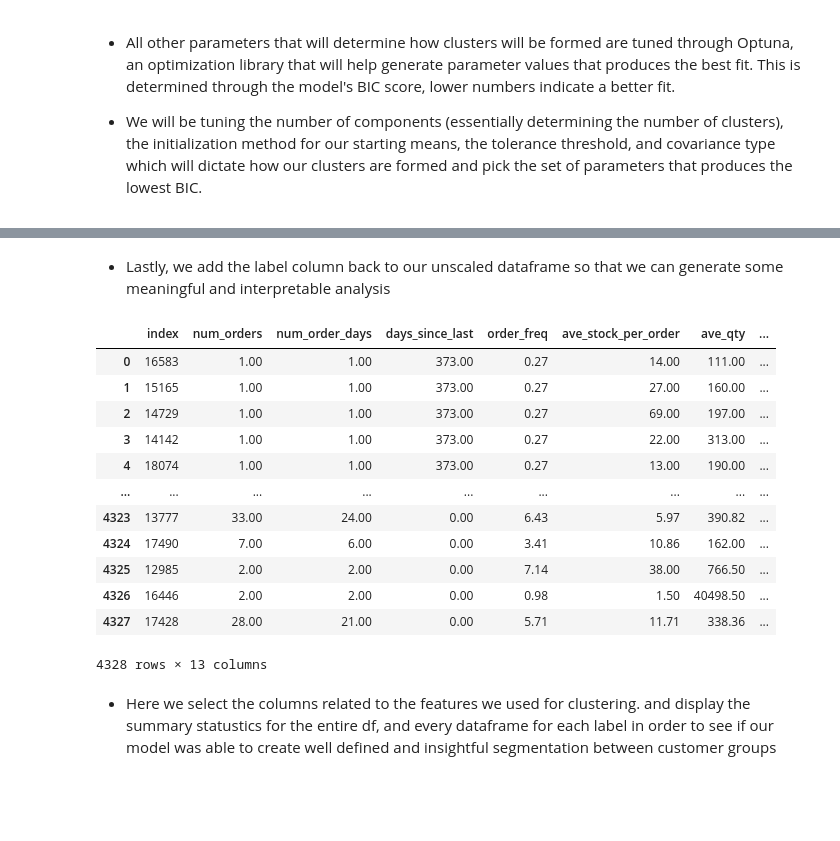
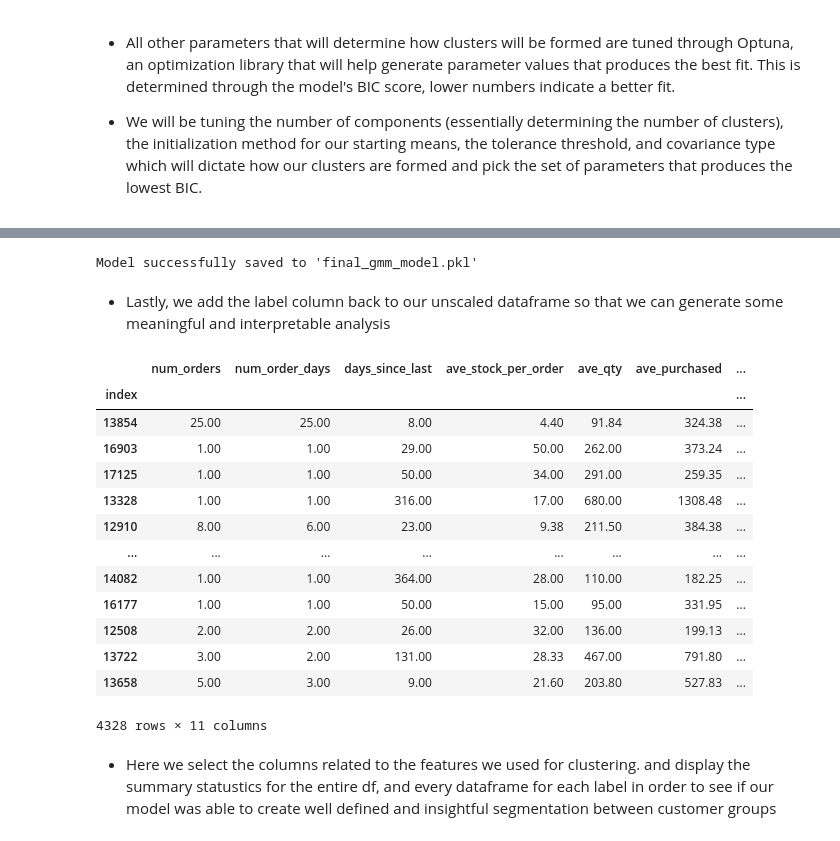
Before and after one commit to lkbaldridge/Online-Sales-Analytics---From-EDA-to-Customer-Segmentation-Product-Clustering, a Jupyter notebook: 4. machine learning - customer segmentation through clustering.ipynb, the cells around one changed output, grey strips where cells are left out. Saved outputs shown, nothing was run; the diff lists cells and outputs as text; code cells hidden in the pictures; blank space fills up the shorter version.

```diff
--- a/4. machine learning - customer segmentation through clustering.ipynb
+++ b/4. machine learning - customer segmentation through clustering.ipynb
@@ -531,3 +571,12 @@ for i in range(0,1000):
+# %%
+import joblib
+
+# Save the final, fitted model object to a file
+#joblib.dump(model, 'final_gmm_model.pkl')
+model = joblib.load('final_gmm_model.pkl')
+print("\nModel successfully saved to 'final_gmm_model.pkl'")
+# %% [output]
+Model successfully saved to 'final_gmm_model.pkl'
 # %%
 #Create a copy of our scaled X and add the label outputs generated by our model
 X_copy = X.copy()
@@ -538,21 +587,24 @@ X_copy['Label'] = X_copy['Label'].astype(str)
 # %%
 label_dict = X_copy['Label'].to_dict()
 customer_stats_no_outliers = customer_stats_no_outliers.reset_index()
-customer_stats_no_outliers['Label'] = customer_stats_no_outliers['index'].map(label_dict)
+customer_stats_no_outliers['label'] = customer_stats_no_outliers['index'].map(label_dict)
 customer_stats_no_outliers = customer_stats_no_outliers.set_index('index')
-# %% [output]
-|  | index | num_orders | num_order_days | days_since_last | order_freq | ave_stock_per_order | ave_qty | ... |
-| 0 | 16583 | 1.00 | 1.00 | 373.00 | 0.27 | 14.00 | 111.00 | ... |
-| 1 | 15165 | 1.00 | 1.00 | 373.00 | 0.27 | 27.00 | 160.00 | ... |
-| 2 | 14729 | 1.00 | 1.00 | 373.00 | 0.27 | 69.00 | 197.00 | ... |
-| 3 | 14142 | 1.00 | 1.00 | 373.00 | 0.27 | 22.00 | 313.00 | ... |
-| 4 | 18074 | 1.00 | 1.00 | 373.00 | 0.27 | 13.00 | 190.00 | ... |
-| ... | ... | ... | ... | ... | ... | ... | ... | ... |
-| 4323 | 13777 | 33.00 | 24.00 | 0.00 | 6.43 | 5.97 | 390.82 | ... |
-| 4324 | 17490 | 7.00 | 6.00 | 0.00 | 3.41 | 10.86 | 162.00 | ... |
-| 4325 | 12985 | 2.00 | 2.00 | 0.00 | 7.14 | 38.00 | 766.50 | ... |
-| 4326 | 16446 | 2.00 | 2.00 | 0.00 | 0.98 | 1.50 | 40498.50 | ... |
-| 4327 | 17428 | 28.00 | 21.00 | 0.00 | 5.71 | 11.71 | 338.36 | ... |
-4328 rows × 13 columns
+# %%
+customer_stats_no_outliers
+# %% [output]
+|  | num_orders | num_order_days | days_since_last | ave_stock_per_order | ave_qty | ave_purchased | ... |
+| index |  |  |  |  |  |  | ... |
+| 13854 | 25.00 | 25.00 | 8.00 | 4.40 | 91.84 | 324.38 | ... |
+| 16903 | 1.00 | 1.00 | 29.00 | 50.00 | 262.00 | 373.24 | ... |
+| 17125 | 1.00 | 1.00 | 50.00 | 34.00 | 291.00 | 259.35 | ... |
+| 13328 | 1.00 | 1.00 | 316.00 | 17.00 | 680.00 | 1308.48 | ... |
+| 12910 | 8.00 | 6.00 | 23.00 | 9.38 | 211.50 | 384.38 | ... |
+| ... | ... | ... | ... | ... | ... | ... | ... |
+| 14082 | 1.00 | 1.00 | 364.00 | 28.00 | 110.00 | 182.25 | ... |
+| 16177 | 1.00 | 1.00 | 50.00 | 15.00 | 95.00 | 331.95 | ... |
+| 12508 | 2.00 | 2.00 | 26.00 | 32.00 | 136.00 | 199.13 | ... |
+| 13722 | 3.00 | 2.00 | 131.00 | 28.33 | 467.00 | 791.80 | ... |
+| 13658 | 5.00 | 3.00 | 9.00 | 21.60 | 203.80 | 527.83 | ... |
+4328 rows × 11 columns
 # %% [markdown]
 - Here we select the columns related to the features we used for clustering. and display the summary statustics for the entire df, and every dataframe for each label in order to see if our model was able to create well defined and insightful segmentation between customer groups
```
Also changed, not shown: parts of 25 cells of this notebook, 1 other file.
